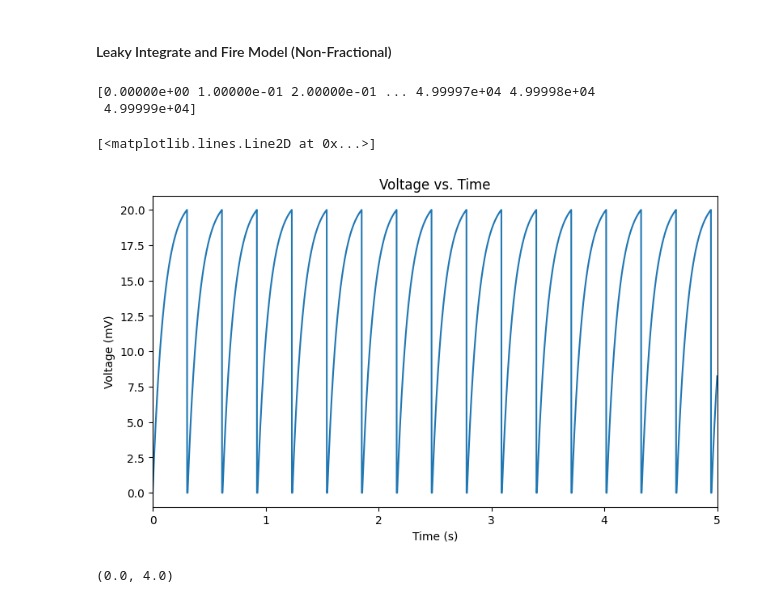
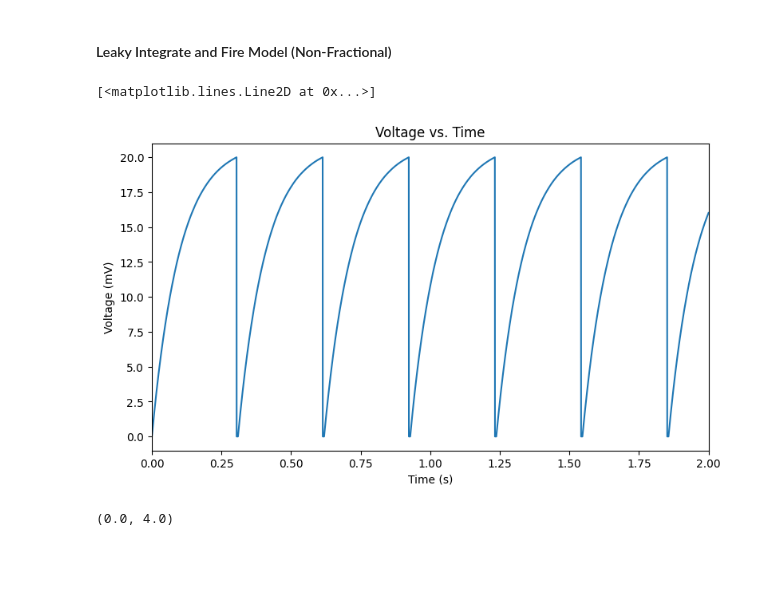
Before and after one commit to pedropalaciosjr/LIF_model, a Jupyter notebook: LIF.ipynb, the cells around one changed output. Cells and saved outputs as stored; diff of their text form; code cells hidden in the pictures; blank space fills up the shorter version.

```diff
--- a/LIF.ipynb
+++ b/LIF.ipynb
@@ -19,6 +19,7 @@ class LeakyIntegrateAndFireModel():
         self.voltage = 0
         self.spike_state = False
         self.membrane_resistance = membrane_resistance # Unit: MΩ
+        self.voltages = []
         self.spike_times = []
         self.spike_voltages = []
         self.refractory = refractory # Unit: ms
@@ -33,10 +34,13 @@ class LeakyIntegrateAndFireModel():
             self.spike_times.append(t)
             self.spike_voltages.append(self.voltage)
             self.voltage = self.reset_voltage
+            self.voltages.append(self.voltage)
         elif self.spike_times and (t - self.spike_times[-1] <= self.refractory):
+                self.voltages.append(self.voltage)
                 return
         else:
             self.voltage = self.voltage + (dt/self.time_constant) * (-self.voltage + (self.bias + self.membrane_resistance * input_current))
+            self.voltages.append(self.voltage)
 
         self.update_spike_state()
 
@@ -47,34 +51,25 @@ LIF_model = LeakyIntegrateAndFireModel(0.10, 100)
 
 time = 50 * 1000
 frequency = 0.5
-I_min, I_max = 5, 15
 
 timestamps = np.arange(0, time, LIF_model.dt)
-print(timestamps)
-I_app = I_min + (I_max - I_min) * 0.5 * (1+ np.sin(2*np.pi*timestamps*frequency/1000))
 
 I = 2.1
 I_app = I * np.ones(len(timestamps))
 # Gaussian white noise
 
-voltages = []
-
 for i, t in enumerate(timestamps):
     LIF_model.update_voltage(I_app[i], LIF_model.dt, t)
-    voltages.append(LIF_model.voltage)
-# %% [output]
-[0.00000e+00 1.00000e-01 2.00000e-01 ... 4.99997e+04 4.99998e+04
- 4.99999e+04]
 # %%
 plt.figure(figsize=(9, 5))
 plt.ylabel("Voltage (mV)")
 plt.xlabel("Time (s)")
 plt.title("Voltage vs. Time")
-plt.xlim(0, 5)
-plt.plot(timestamps/1000, voltages)
+plt.xlim(0, 2)
+plt.plot(timestamps/1000, LIF_model.voltages)
 # %% [output]
 [<matplotlib.lines.Line2D at 0x...>]
-[figure, old version]
+[figure, new version]
 # %%
 plt.plot(np.asarray(LIF_model.spike_times)/1000, LIF_model.spike_voltages, '.')
 plt.xlim(0, 4)
```
Also changed, not shown: parts of 10 cells of this notebook.
